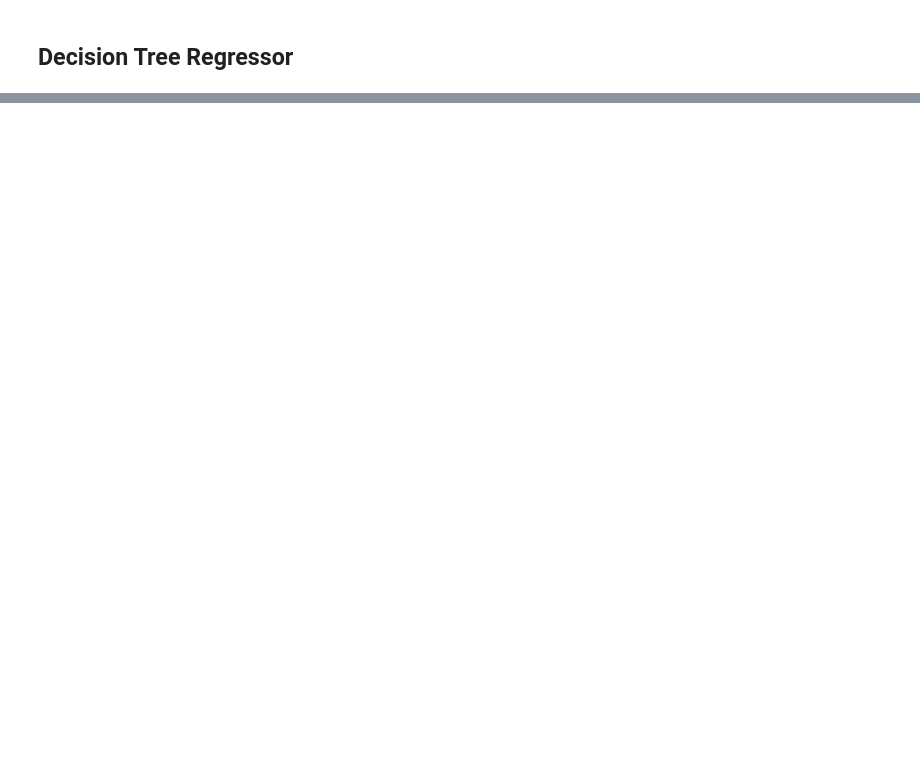
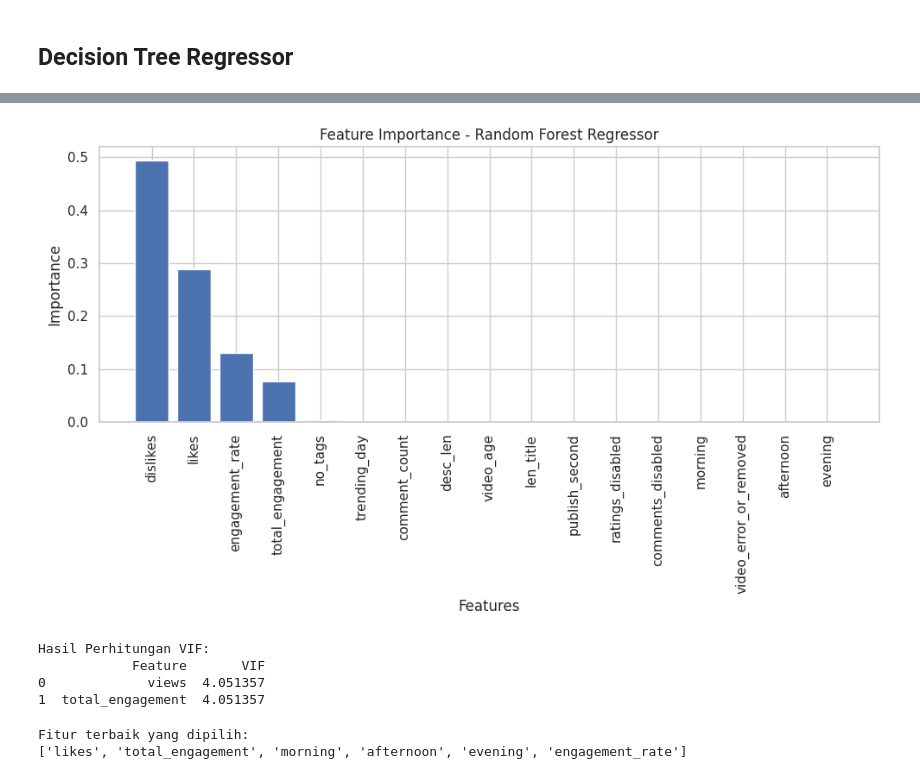
Before and after one commit to widyadaridhyp/Youtube-Statistics, a Jupyter notebook: YouTube_video_prediction_Seaborn.ipynb, the cells around one changed output, grey strips where cells are left out. Saved outputs shown, nothing was run; the diff lists cells and outputs as text; code cells hidden in the pictures; blank space fills up the shorter version.

```diff
--- a/YouTube_video_prediction_Seaborn.ipynb
+++ b/YouTube_video_prediction_Seaborn.ipynb
@@ -1093,13 +1092,10 @@ def is_afternoon(hour):
 def is_evening(hour):
     return 1 if 17 <= hour < 21 else 0
 
-def is_night(hour):
-    return 1 if (21 <= hour or hour < 5) else 0
 
 df['morning'] = df['publish_date'].dt.hour.apply(is_morning)
 df['afternoon'] = df['publish_date'].dt.hour.apply(is_afternoon)
 df['evening'] = df['publish_date'].dt.hour.apply(is_evening)
-df['night'] = df['publish_date'].dt.hour.apply(is_night)
 # %%
 #fitur Engagement Rate
 df['engagement_rate'] = (df['likes'] + df['dislikes'] + df['comment_count']) / df['views']
@@ -1149,0 +1269,17 @@ NameError: name 'train_test_split' is not defined
+# %%
+# Mendapatkan tingkat kepentingan fitur dari model Random Forest
+feature_importances = dt.feature_importances_
+features = X.columns
+
+# Plot feature importance
+plt.figure(figsize=(10, 6))
+indices = np.argsort(feature_importances)[::-1]
+plt.bar(range(X.shape[1]), feature_importances[indices], align='center')
+plt.xticks(range(X.shape[1]), features[indices], rotation=90)
+plt.title('Feature Importance - Random Forest Regressor')
+plt.xlabel('Features')
+plt.ylabel('Importance')
+plt.tight_layout()
+plt.show()
+# %% [output]
+[figure, added]
@@ -1149,0 +1296,22 @@ NameError: name 'train_test_split' is not defined
+# %%
+print("Hasil Perhitungan VIF:")
+print(vif_result)
+# %% [output]
+Hasil Perhitungan VIF:
+            Feature       VIF
+0             views  4.051357
+1  total_engagement  4.051357
+# %%
+from mlxtend.feature_selection import SequentialFeatureSelector as SFS
+# Gunakan Sequential Feature Selector untuk backward selection
+sfs = SFS(dt, k_features='best', forward=False, floating=False, scoring='r2', cv=5)
+sfs.fit(X_train, y_train)
+
+# Fitur terbaik yang dipilih
+selected_features = list(sfs.k_feature_names_)
+
+print("Fitur terbaik yang dipilih:")
+print(selected_features)
+# %% [output]
+Fitur terbaik yang dipilih:
+['likes', 'total_engagement', 'morning', 'afternoon', 'evening', 'engagement_rate']
```
Also changed, not shown: parts of 42 cells of this notebook.
